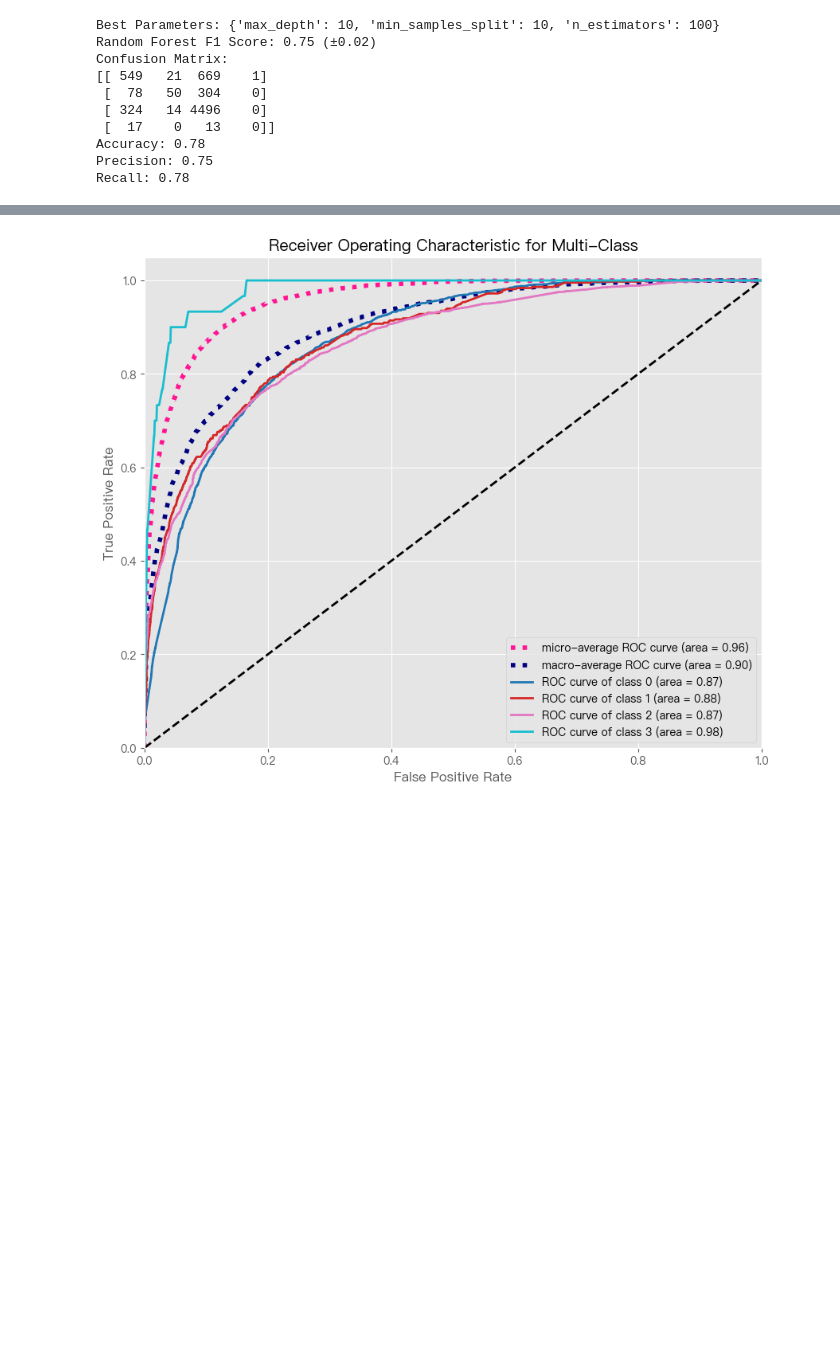
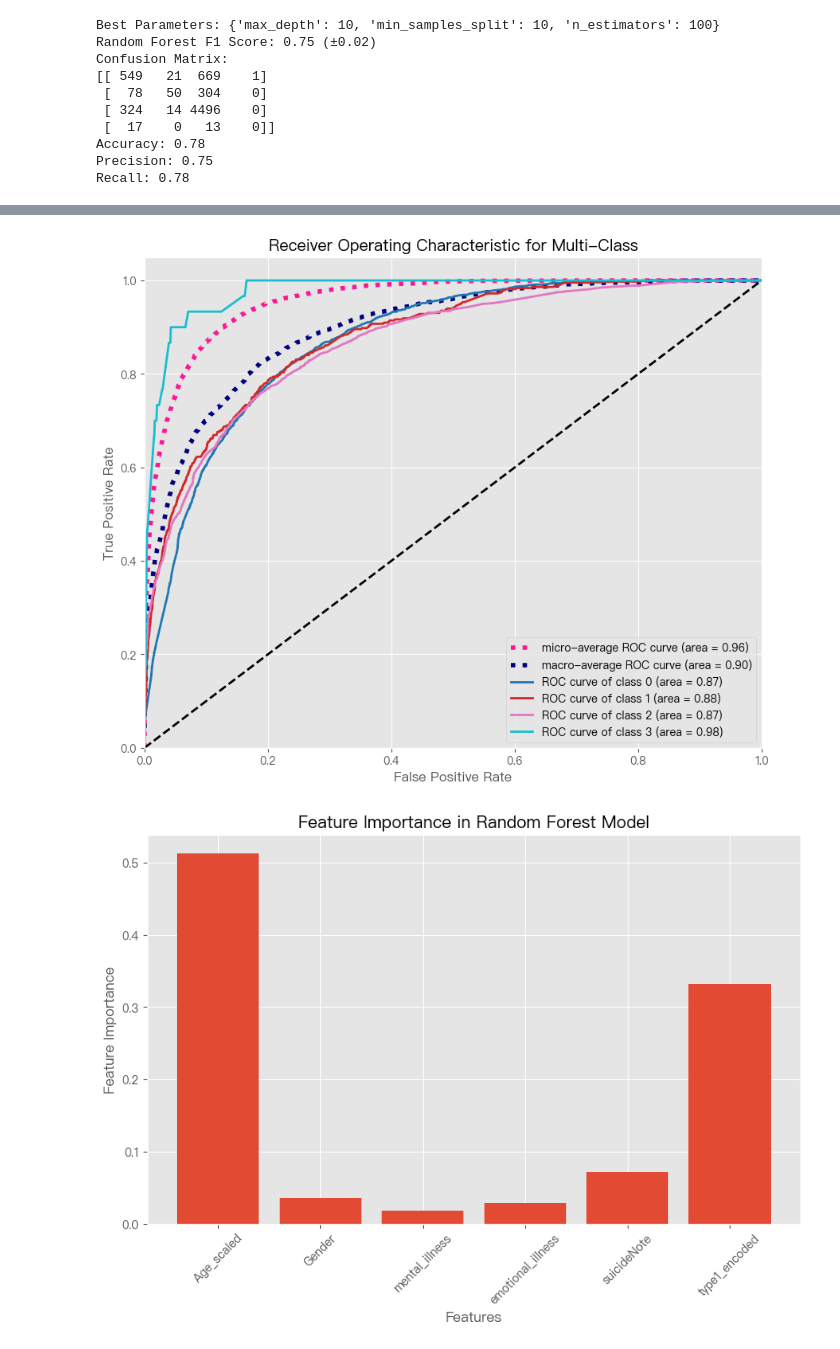
Before and after one commit to fengyxz/CS5483-DM-Project, a Jupyter notebook: res/hk-individual.ipynb, the cells around one changed output, grey strips where cells are left out. Saved outputs shown, nothing was run; the diff lists cells and outputs as text; code cells hidden in the pictures; blank space fills up the shorter version.

```diff
--- a/res/hk-individual.ipynb
+++ b/res/hk-individual.ipynb
@@ -771,7 +1143,7 @@ df['State_merged'] = df['State'].replace({
 df['State_encoded'] = ordinal_encoder.fit_transform(df[['State_merged']])
 
 # 二值特征转换
-binary_cols = ['suicideNote', 'mental_illness', 'emotional_illness']
+binary_cols = ['suicideNote','mental_illness', 'emotional_illness']
 df[binary_cols] = df[binary_cols].replace({'有': 1, '沒有': 0, '不詳': pd.NA})
 
 # 性别编码
@@ -782,20 +1154,21 @@ type1_encoder = OrdinalEncoder()
 df['type1_encoded'] = type1_encoder.fit_transform(df[['type1']])
 
 # 4. 处理缺失值
+# todo dropna
 # 分类型特征用众数填补
-cat_imputer = SimpleImputer(strategy='most_frequent')
-df[['reason1', 'type1']] = cat_imputer.fit_transform(df[['reason1', 'type1']])
+# cat_imputer = SimpleImputer(strategy='most_frequent')
+# df[['reason1', 'type1']] = cat_imputer.fit_transform(df[['reason1', 'type1']])
 
-# 连续型特征用中位数填补
-num_imputer = SimpleImputer(strategy='median')
-df['Age'] = num_imputer.fit_transform(df[['Age']])
+# # 连续型特征用中位数填补
+# num_imputer = SimpleImputer(strategy='median')
+# df['Age'] = num_imputer.fit_transform(df[['Age']])
 
 # 5. 特征标准化
 scaler = StandardScaler()
 df['Age_scaled'] = scaler.fit_transform(df[['Age']])
 
 # 6. 构建特征矩阵
-features = df[['Age_scaled', 'Gender', 'mental_illness', 'emotional_illness', 'suicideNote', 'type1_encoded']]
+features = df[['Age_scaled', 'Gender','mental_illness', 'emotional_illness','suicideNote', 'type1_encoded']]
 labels = df['State_encoded']
 
 # 二值化标签
@@ -805,8 +1178,8 @@ n_classes = labels_bin.shape[1]
 # 定义要搜索的参数网格
 param_grid = {
     'n_estimators': [50, 100, 150],
-    'max_depth': [None, 5, 10],
-    'min_samples_split': [2, 5, 10]
+   'max_depth': [None, 5, 10],
+   'min_samples_split': [2, 5, 10]
 }
 
 # 创建随机森林模型
@@ -882,30 +1255,42 @@ plt.plot(fpr["macro"], tpr["macro"],
          label='macro-average ROC curve (area = {0:0.2f})'
                ''.format(roc_auc["macro"]),
          color='navy', linestyle=':', linewidth=4)
 
 colors = plt.cm.get_cmap('tab10', n_classes)
 for i, color in zip(range(n_classes), colors.colors):
     plt.plot(fpr[i], tpr[i], color=color, lw=2,
              label='ROC curve of class {0} (area = {1:0.2f})'
                    ''.format(i, roc_auc[i]))
 
 plt.plot([0, 1], [0, 1], 'k--', lw=2)
 plt.xlim([0.0, 1.0])
 plt.ylim([0.0, 1.05])
 plt.xlabel('False Positive Rate')
 plt.ylabel('True Positive Rate')
 plt.title('Receiver Operating Characteristic for Multi-Class')
 plt.legend(loc="lower right")
+
+# 特征重要性可视化
+feature_names = features.columns
+feature_importances = best_model.feature_importances_
+
+plt.figure(figsize=(10, 6))
+plt.barh(feature_names, feature_importances)
+plt.xlabel('Features')
+plt.ylabel('Feature Importance')
+plt.title('Feature Importance in Random Forest Model')
+plt.xticks(rotation=45)
 plt.show()
 # %% [output]
 Best Parameters: {'max_depth': 10, 'min_samples_split': 10, 'n_estimators': 100}
 Random Forest F1 Score: 0.75 (±0.02)
 Confusion Matrix:
 [[ 549   21  669    1]
  [  78   50  304    0]
  [ 324   14 4496    0]
  [  17    0   13    0]]
 Accuracy: 0.78
 Precision: 0.75
 Recall: 0.78
 [figure]
+[figure, added]
```
Also changed, not shown: parts of 5 cells of this notebook.
